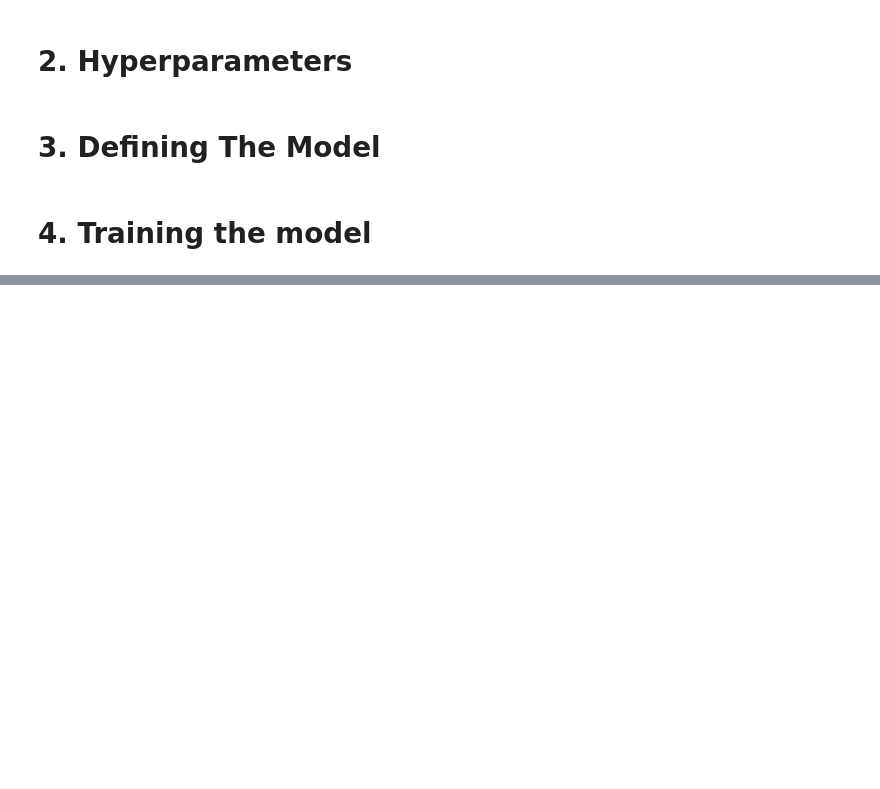
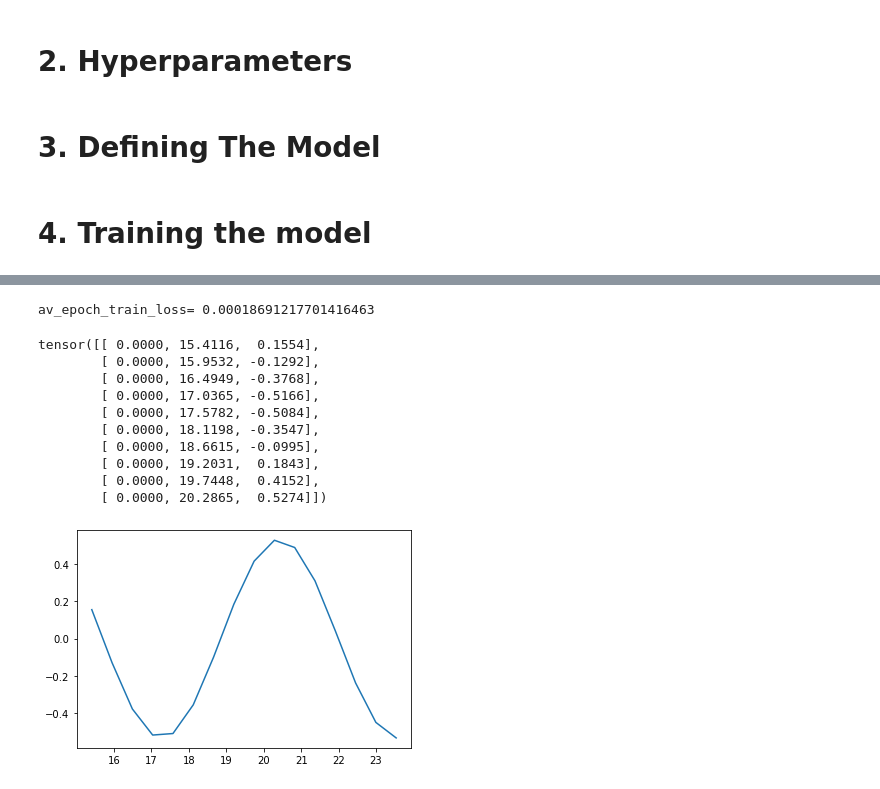
Before and after one commit to madkerpe/poc_ddht_pytorch, a Jupyter notebook: main_poc.ipynb, the cells around one changed output, grey strips where cells are left out. Drawn from its saved outputs; the diff is of its cells as text; code cells hidden in the pictures; blank space fills up the shorter version.

```diff
--- a/main_poc.ipynb
+++ b/main_poc.ipynb
@@ -148,0 +115,49 @@ NameError: name 'model' is not defined
+# %%
+# start training
+for epoch in trange(NUM_EPOCHS):
+
+  epoch_loss = 0
+
+  for i, data in enumerate(data_loader):
+
+    batch, event, time_to_event, _latent_variable = data
+
+    optimizer_encoder.zero_grad()
+    optimizer_decoder.zero_grad()
+
+    encoder_hidden_vector = torch.zeros(MAX_LENGTH, encoder.hidden_size)
+    encoder_output_vector = torch.zeros(MAX_LENGTH, encoder.input_size)
+    encoder_hidden = encoder.initHidden()
+
+    for ei in range(batch.size(1)):
+        encoder_input = batch[0][ei].view(1,1,-1)
+        encoder_output, encoder_hidden = encoder(encoder_input, encoder_hidden)
+        #encoder_hidden_vector[ei] = self.encoder_hidden[0,0]
+        encoder_output_vector[ei] = encoder_output
+
+    loss3 = mse_loss(encoder_output_vector[:-1], batch.detach().squeeze(0)[1:])
+
+    epoch_loss += loss3
+
+  epoch_loss.backward()
+  optimizer_encoder.step()
+
+  writer.add_scalar('Loss/Train', epoch_loss.item(), epoch)
+print("av_epoch_train_loss=", epoch_loss.item()/len(data_loader))
+# %% [output]
+av_epoch_train_loss= 0.00018691217701416463
+# %%
+plt.plot(np.array(test_batch[0][:10,1]), test_batch[0][:10,2])
+print(test_batch[0,:10])
+# %% [output]
+tensor([[ 0.0000, 15.4116,  0.1554],
+        [ 0.0000, 15.9532, -0.1292],
+        [ 0.0000, 16.4949, -0.3768],
+        [ 0.0000, 17.0365, -0.5166],
+        [ 0.0000, 17.5782, -0.5084],
+        [ 0.0000, 18.1198, -0.3547],
+        [ 0.0000, 18.6615, -0.0995],
+        [ 0.0000, 19.2031,  0.1843],
+        [ 0.0000, 19.7448,  0.4152],
+        [ 0.0000, 20.2865,  0.5274]])
+[figure, added]
```
Also changed, not shown: parts of 11 cells of this notebook, 1 other file.
